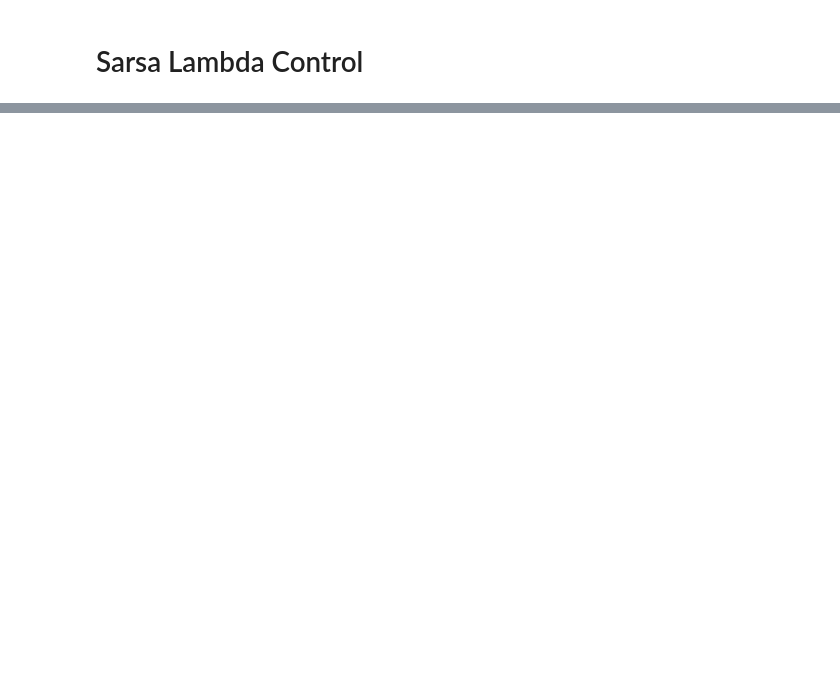
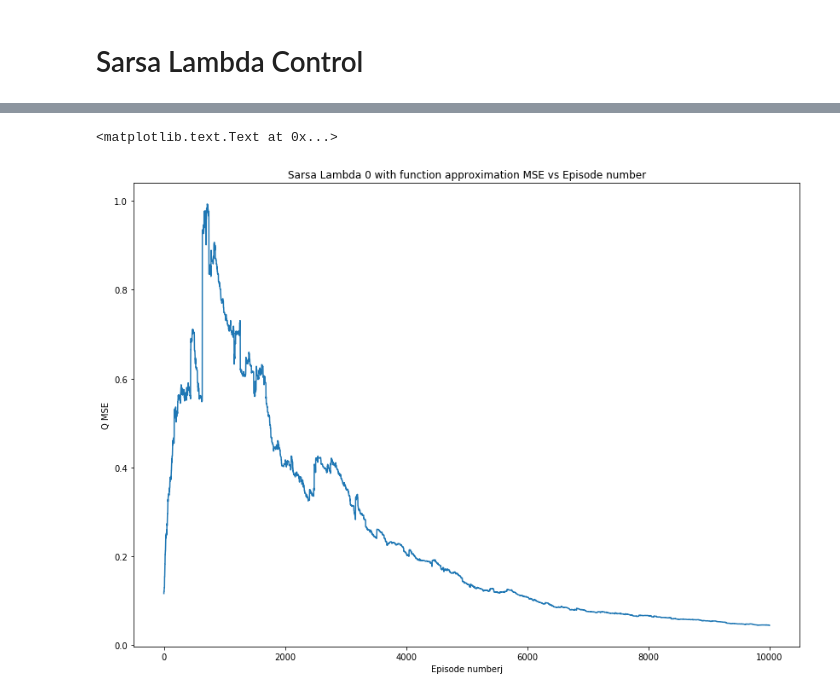
Before and after one commit to ngoodger/RL-Course-easy21, a Jupyter notebook: easy21-question3.ipynb, the cells around one changed output, grey strips where cells are left out. Saved outputs shown, nothing was run; the diff lists cells and outputs as text; code cells hidden in the pictures; blank space fills up the shorter version.

```diff
--- a/easy21-question3.ipynb
+++ b/easy21-question3.ipynb
@@ -120,0 +148,8 @@ plt.title('Expected Future reward for Take action')
+# %%
+plt.plot(mse_list[1])
+plt.xlabel('Episode numberj')
+plt.ylabel('Q MSE')
+plt.title('Sarsa Lambda 0 with function approximation MSE vs Episode number')
+# %% [output]
+<matplotlib.text.Text at 0x...>
+[figure, added]
```
Also changed, not shown: parts of 9 cells of this notebook, 4 other files.
